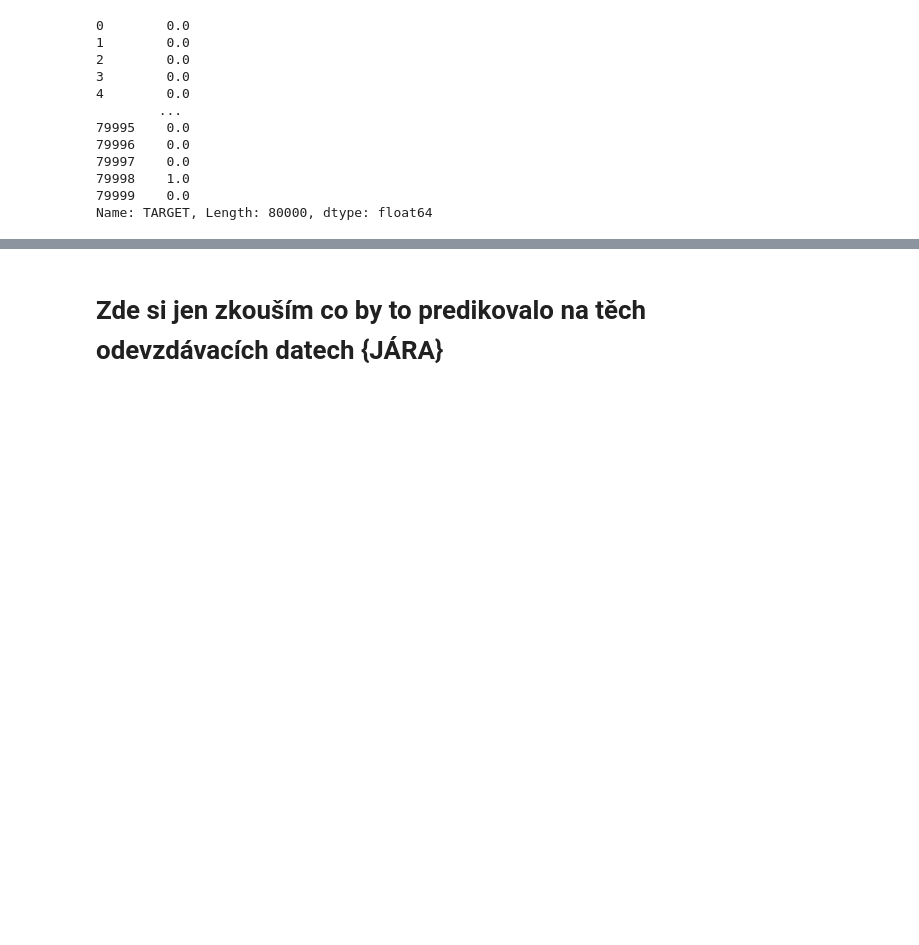
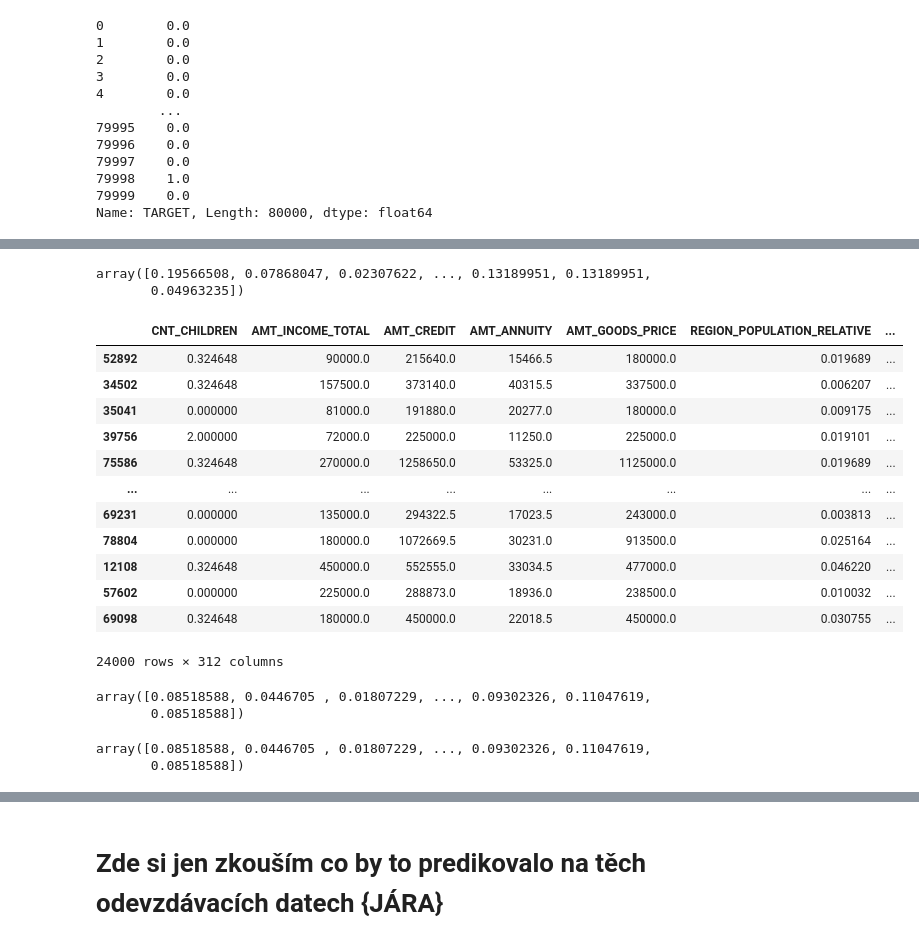
Before and after one commit to macounj1/ukol1datascience, a Jupyter notebook: codeukol1.ipynb, the cells around one changed output, grey strips where cells are left out. Cells and saved outputs as stored; diff of their text form; code cells hidden in the pictures; blank space fills up the shorter version.

Commit message:
Tak jsem to naprogramoval ale zjistil jsem že mi nefunguje zadání sample weights že ty stromy jsou uplne stejny jako kdybych nepoužil ty vahy

```diff
--- a/codeukol1.ipynb
+++ b/codeukol1.ipynb
@@ -366,4 +352,4 @@ predictors_one_hot
 # %% [markdown]
 # tady nahrazuju průměrem chybějící pozorování
 # %%
-data_cart=data_cart.fillna(data_cart.mean())
+data_cart[predictors_num]=data_cart[predictors_num].fillna(data_cart[predictors_num].mean())
@@ -623,4 +599,4 @@ def gini(x, w=None):
         cumx = np.cumsum(sorted_x, dtype=float)
         return (n + 1 - 2 * np.sum(cumx) / cumx[-1]) / n
 # %%
-gini(model_oh.predict_proba(X_train_oh)[:,1])
+giniall=gini(model_oh.predict_proba(X_train_oh)[:,1])
@@ -741,16 +712,12 @@ data_boost[target]
 79998    1.0
 79999    0.0
 Name: TARGET, Length: 80000, dtype: float64
-# %%
-data_fraction_index = random.sample(list(data_boost.index), int(0.3*len(data_boost))) #train_index odpovídá data_fraction
-
-fraction_predictors_n = random.sample(predictors_num+predictors_one_hot,round(0.3*data_boost.shape[1])) #predictors_n odpovídá predictor_fraction
-
-model = tree.DecisionTreeClassifier(
-        criterion=criterion,
-        splitter=splitter,
-        max_depth=mdepth,
-        min_samples_split=min_samples_split,
-        min_samples_leaf=min_samples_leaf,
-        random_state=n,
-    )
+# %%
+num_trees=10
+data_fraction=[]
+predictors_fraction= []
+
+clf_list = []
+
+gini_list=[]
+not_boost=[]
@@ -756,0 +858,21 @@ model = tree.DecisionTreeClassifier(
+# %%
+model_oh.predict_proba(data_boost.loc[data_fraction_index,predictors_num+predictors_one_hot])[:,1]
+# %% [output]
+array([0.19566508, 0.07868047, 0.02307622, ..., 0.13189951, 0.13189951,
+       0.04963235])
+# %%
+data_boost.loc[data_fraction_index,predictors_num+predictors_one_hot]
+# %% [output]
+|  | CNT_CHILDREN | AMT_INCOME_TOTAL | AMT_CREDIT | AMT_ANNUITY | AMT_GOODS_PRICE | REGION_POPULATION_RELATIVE | ... |
+| 52892 | 0.324648 | 90000.0 | 215640.0 | 15466.5 | 180000.0 | 0.019689 | ... |
+| 34502 | 0.324648 | 157500.0 | 373140.0 | 40315.5 | 337500.0 | 0.006207 | ... |
+| 35041 | 0.000000 | 81000.0 | 191880.0 | 20277.0 | 180000.0 | 0.009175 | ... |
+| 39756 | 2.000000 | 72000.0 | 225000.0 | 11250.0 | 225000.0 | 0.019101 | ... |
+| 75586 | 0.324648 | 270000.0 | 1258650.0 | 53325.0 | 1125000.0 | 0.019689 | ... |
+| ... | ... | ... | ... | ... | ... | ... | ... |
+| 69231 | 0.000000 | 135000.0 | 294322.5 | 17023.5 | 243000.0 | 0.003813 | ... |
+| 78804 | 0.000000 | 180000.0 | 1072669.5 | 30231.0 | 913500.0 | 0.025164 | ... |
+| 12108 | 0.324648 | 450000.0 | 552555.0 | 33034.5 | 477000.0 | 0.046220 | ... |
+| 57602 | 0.000000 | 225000.0 | 288873.0 | 18936.0 | 238500.0 | 0.010032 | ... |
+| 69098 | 0.324648 | 180000.0 | 450000.0 | 22018.5 | 450000.0 | 0.030755 | ... |
+24000 rows × 312 columns
@@ -756,0 +883,10 @@ model = tree.DecisionTreeClassifier(
+# %%
+clf.predict_proba(data_boost.loc[data_fraction_index, fraction_predictors_n])[:,1]
+# %% [output]
+array([0.08518588, 0.0446705 , 0.01807229, ..., 0.09302326, 0.11047619,
+       0.08518588])
+# %%
+notboost.predict_proba(data_boost.loc[data_fraction_index, fraction_predictors_n])[:,1]
+# %% [output]
+array([0.08518588, 0.0446705 , 0.01807229, ..., 0.09302326, 0.11047619,
+       0.08518588])
```
Also changed, not shown: parts of 46 cells of this notebook.
